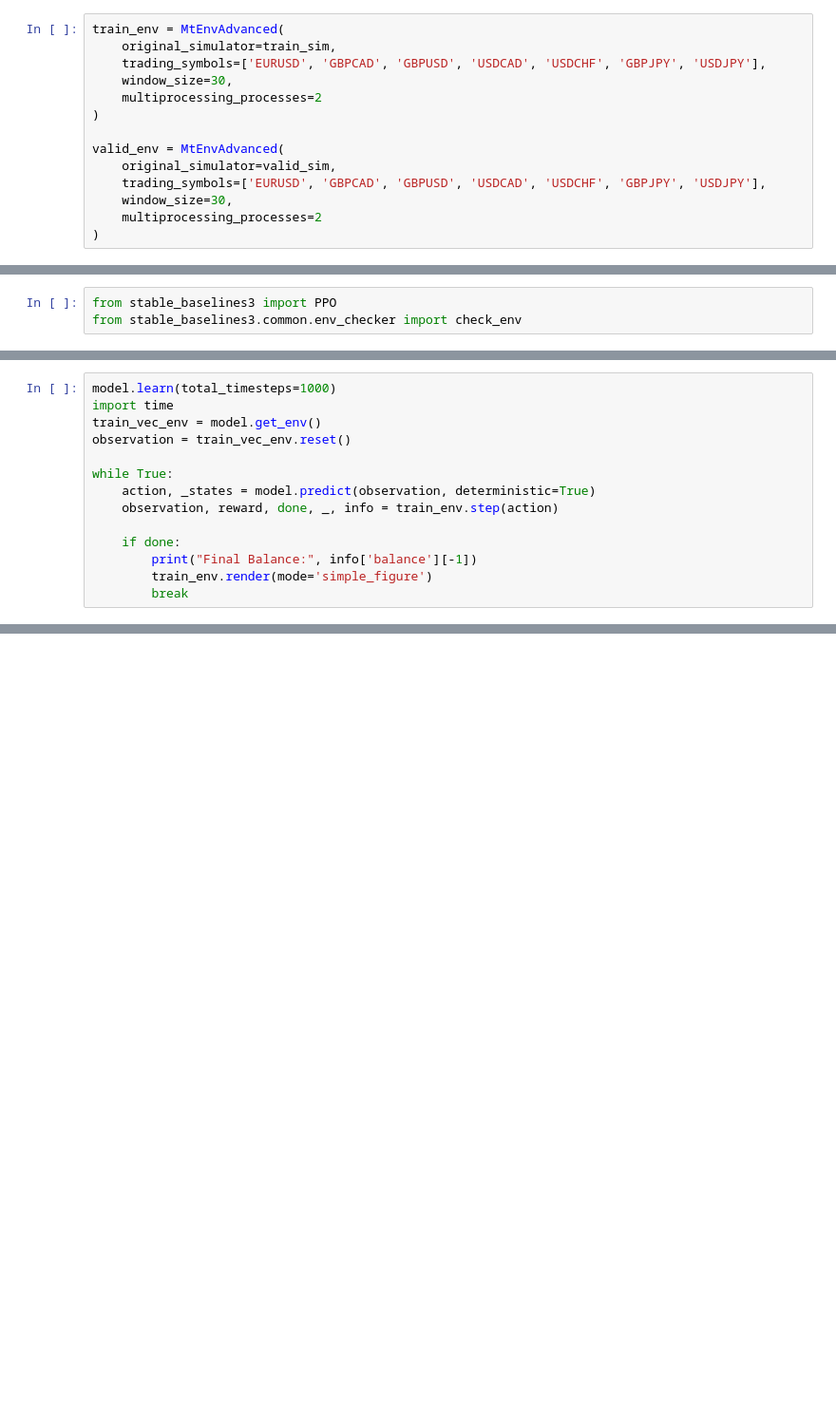
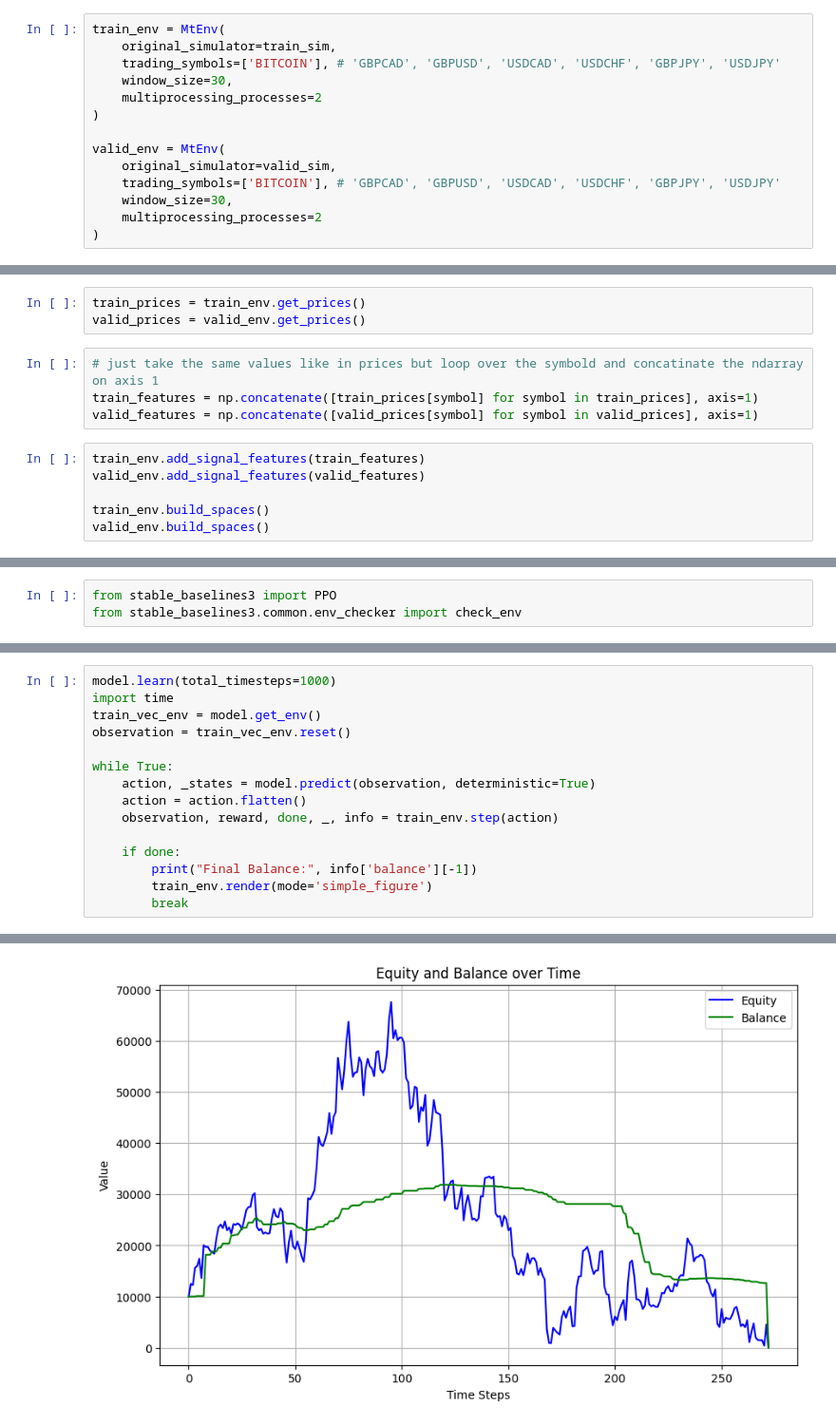
Before and after one commit to XO30/gymnasium-MT5, a Jupyter notebook: devel.ipynb, the cells around one changed output, grey strips where cells are left out. Shown at 95% size. Drawn from its saved outputs; the diff is of its cells as text; blank space fills up the shorter version.

```diff
--- a/devel.ipynb
+++ b/devel.ipynb
@@ -44,16 +46,16 @@ valid_sim.download_data(
     timeframe=Timeframe.D1
 )
 # %%
-train_env = MtEnvAdvanced(
+train_env = MtEnv(
     original_simulator=train_sim,
-    trading_symbols=['EURUSD', 'GBPCAD', 'GBPUSD', 'USDCAD', 'USDCHF', 'GBPJPY', 'USDJPY'],
+    trading_symbols=['BITCOIN'], # 'GBPCAD', 'GBPUSD', 'USDCAD', 'USDCHF', 'GBPJPY', 'USDJPY'
     window_size=30,
     multiprocessing_processes=2
 )
 
-valid_env = MtEnvAdvanced(
+valid_env = MtEnv(
     original_simulator=valid_sim,
-    trading_symbols=['EURUSD', 'GBPCAD', 'GBPUSD', 'USDCAD', 'USDCHF', 'GBPJPY', 'USDJPY'],
+    trading_symbols=['BITCOIN'], # 'GBPCAD', 'GBPUSD', 'USDCAD', 'USDCHF', 'GBPJPY', 'USDJPY'
     window_size=30,
     multiprocessing_processes=2
 )
@@ -63,3 +62,16 @@ hedging acttivated False
+# %%
+train_prices = train_env.get_prices()
+valid_prices = valid_env.get_prices()
+# %%
+# just take the same values like in prices but loop over the symbold and concatinate the ndarray on axis 1
+train_features = np.concatenate([train_prices[symbol] for symbol in train_prices], axis=1)
+valid_features = np.concatenate([valid_prices[symbol] for symbol in valid_prices], axis=1)
+# %%
+train_env.add_signal_features(train_features)
+valid_env.add_signal_features(valid_features)
+
+train_env.build_spaces()
+valid_env.build_spaces()
 # %%
 print("train_env information:")
 
@@ -168,6 +135,7 @@ observation = train_vec_env.reset()
 
 while True:
     action, _states = model.predict(observation, deterministic=True)
+    action = action.flatten()
     observation, reward, done, _, info = train_env.step(action)
 
     if done:
@@ -196,3 +163,4 @@ ValueError: The truth value of an array with more than one element is ambiguous.
+[figure, added]
 # %%
 valid_vec_env = A2C('MultiInputPolicy', valid_env, verbose=1).get_env()
 
```
Also changed, not shown: parts of 11 cells of this notebook, 8 other files.
